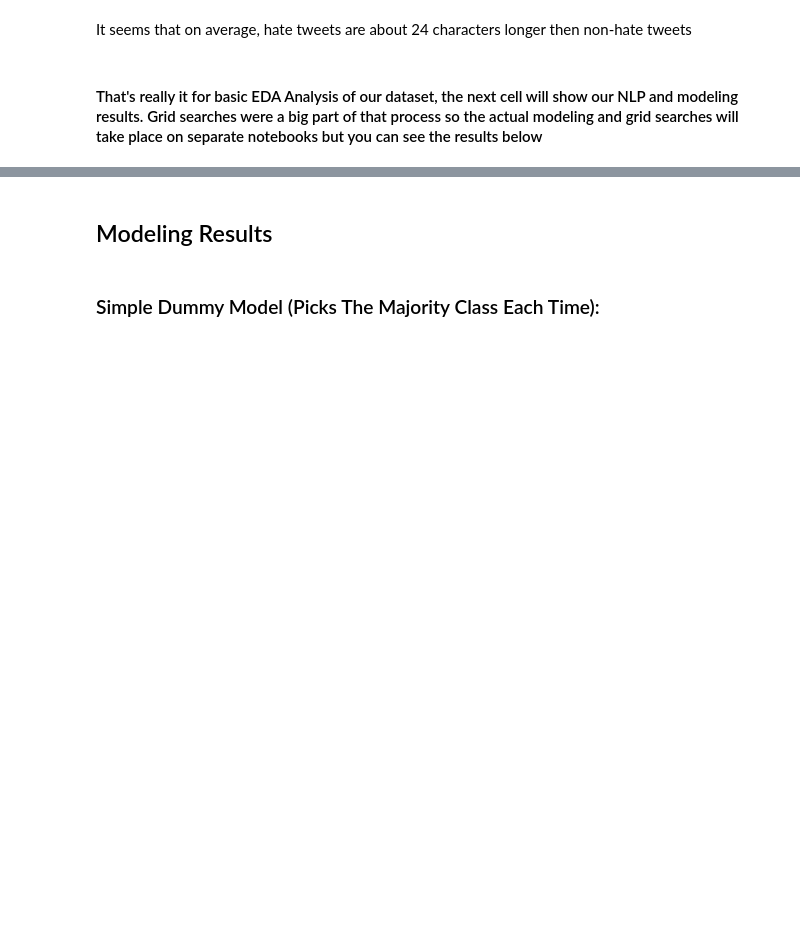
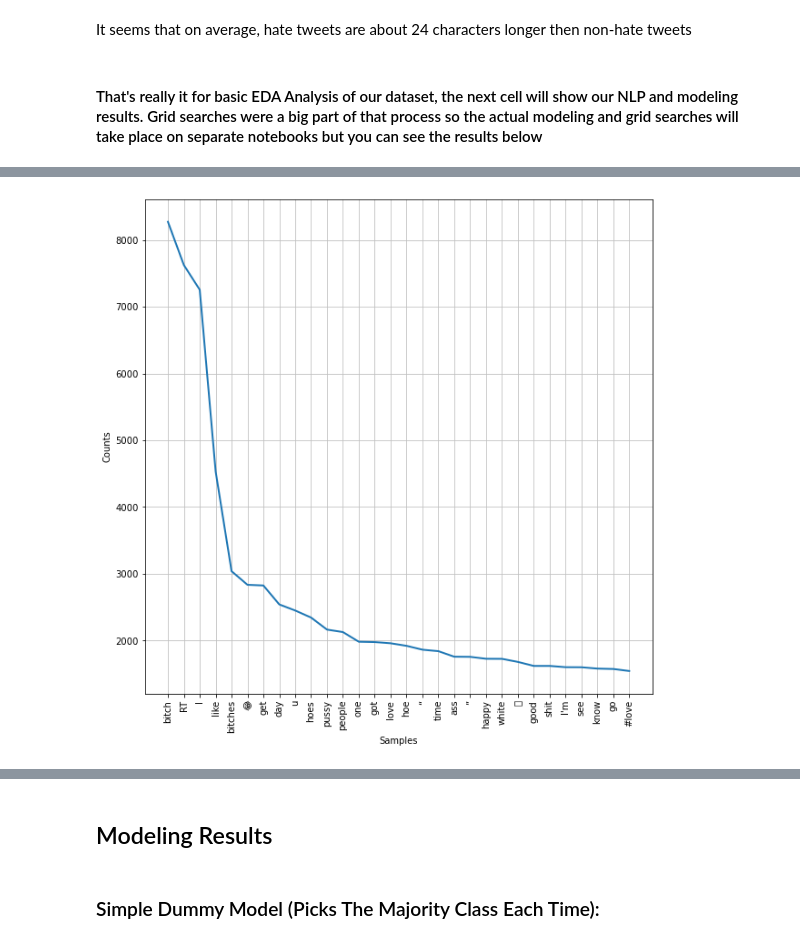
Before and after one commit to cdlc01/Twitter_Hate_Speech_Analysis, a Jupyter notebook: EDA.ipynb, the cells around one changed output, grey strips where cells are left out. Saved outputs shown, nothing was run; the diff lists cells and outputs as text; code cells hidden in the pictures; blank space fills up the shorter version.

```diff
--- a/EDA.ipynb
+++ b/EDA.ipynb
@@ -142,0 +154,15 @@ It seems that on average, hate tweets are about 24 characters longer then non-ha
+# %%
+sw_add = ['ð', '\x9f', '\x98', '\x80', '@user', '¦', '...', 'â', '\x92', '\x8f',
+         'urð','\x93','±', '\x99', '\x8e', '\x91', '\x84', '\x91','2/2', '¯', '©',
+         '\xad','\x86','\x9d','0.2','0.5','²', 'angryð', '\x90', '..', '80', '45.00',
+         '. .', '75', '\x9c','\x88','\x8a','¤','ï','¸','50','1', '60', 'g','p', 'w','2',
+         '’', '25', '2','\x8c','¼','Ã']
+# %%
+sw = sw + sw_add
+# %%
+word_list = []
+tweet_token = TweetTokenizer()
+for tweet in df['tweet'].values:
+    words = tweet_token.tokenize(tweet)
+    for word in words:
+        word_list.append(word)
@@ -142,0 +215,9 @@ It seems that on average, hate tweets are about 24 characters longer then non-ha
+# %%
+word_list = [word for word in word_list if word not in sw]
+word_list = [word for word in word_list if word not in list(string.punctuation)]
+# %%
+fdist = FreqDist(word_list)
+plt.figure(figsize=(10, 10))
+fdist.plot(30);
+# %% [output]
+[figure, added]
```
Also changed, not shown: parts of 16 cells of this notebook, 3 other files.
